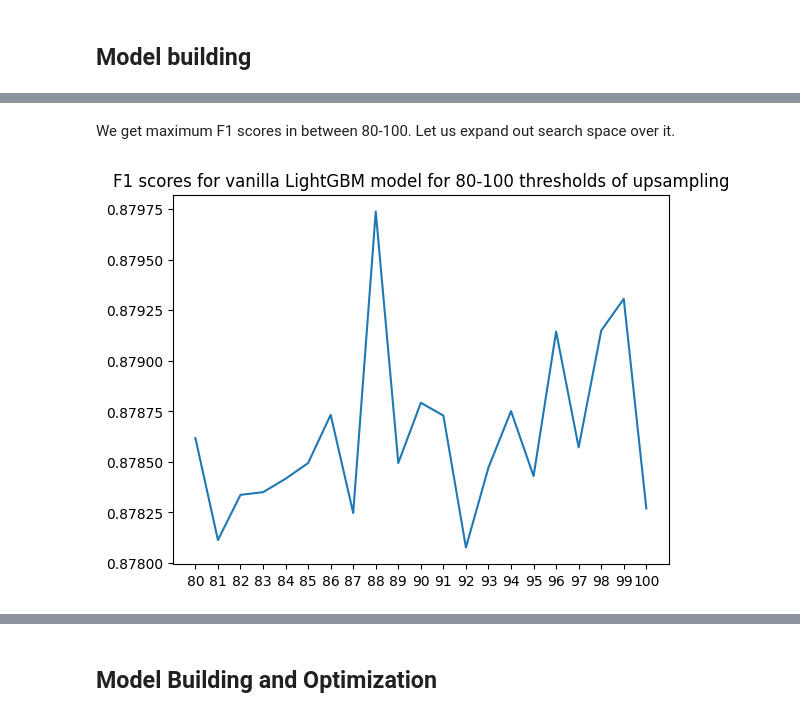
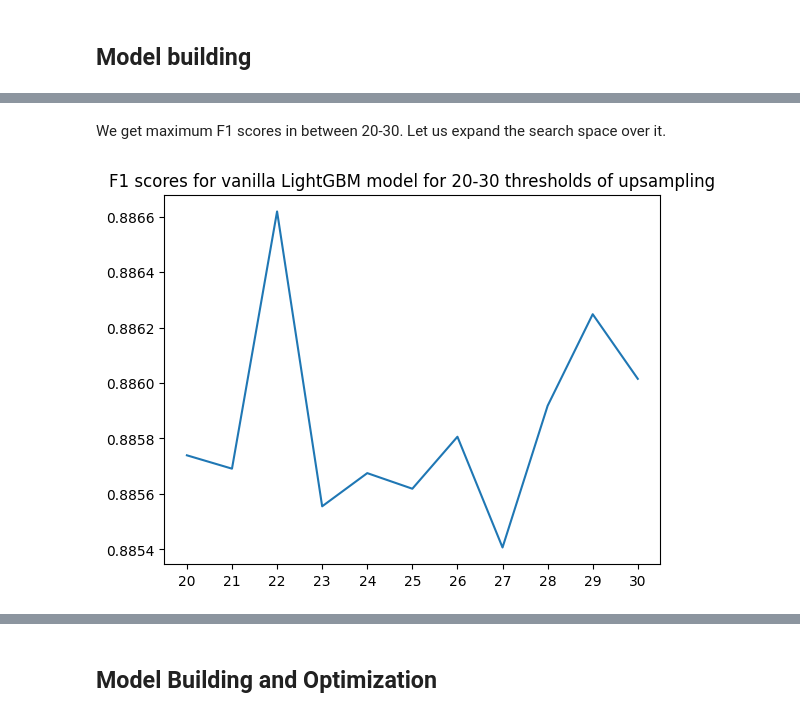
Before and after one commit to S84v/gst-analytics-hackathon, a Jupyter notebook: main.ipynb, the cells around one changed output, grey strips where cells are left out. Saved outputs shown, nothing was run; the diff lists cells and outputs as text; code cells hidden in the pictures.

```diff
--- a/main.ipynb
+++ b/main.ipynb
@@ -909,3 +825,23 @@ for num in np.linspace(1, 100, 11, dtype = int):
+# %%
+f1_XGB = []
+smote_neighbors_XGB = []
+
+x_train_imp = imputer_xgb.fit_transform(x_train)
+x_val_imp = imputer_xgb.transform(x_val)
+
+for num in np.linspace(1, 100, 11, dtype = int):
+
+    smote.set_params(k_neighbors = num)
+
+    x_train_upsampled, y_train_upsampled = smote.fit_resample(x_train_imp, y_train_ravel)
+
+    model_XGB.fit(x_train_upsampled, y_train_upsampled)
+    model_XGB_upsample_pred = model_XGB.predict(x_val_imp)
+
+    XGB_upsample_f1 = metrics.f1_score(y_val_ravel, model_XGB_upsample_pred)
+
+    f1_XGB.append(XGB_upsample_f1)
+    smote_neighbors_XGB.append(num)
 # %%
 ax = sns.lineplot(x = smote_neighbors_XGB, y = f1_XGB)
 ax.set_xticks(np.linspace(1, 100, 11, dtype = int))
@@ -920,13 +856,13 @@ We get maximum F1 scores in between 70-90. Let us expand out search space over i
 f1_XGB = []
 smote_neighbors_XGB = []
 
-for num in range(70, 91):
+for num in range(70, 81):
     smote.set_params(k_neighbors = num)
 
-    x_train_upsampled, y_train_upsampled = smote.fit_resample(x_train_scaled, y_train_ravel)
+    x_train_upsampled, y_train_upsampled = smote.fit_resample(x_train_imp, y_train_ravel)
 
     model_XGB.fit(x_train_upsampled, y_train_upsampled)
-    model_XGB_upsample_pred = model_XGB.predict(x_val_scaled)
+    model_XGB_upsample_pred = model_XGB.predict(x_val_imp)
 
     XGB_upsample_f1 = metrics.f1_score(y_val_ravel, model_XGB_upsample_pred)
 
@@ -956,10 +892,10 @@ smote_neighbors_LGBM = []
 for num in np.linspace(1, 100, 11, dtype = int):
     smote.set_params(k_neighbors = num)
 
-    x_train_upsampled, y_train_upsampled = smote.fit_resample(x_train_scaled, y_train_ravel)
+    x_train_upsampled, y_train_upsampled = smote.fit_resample(x_train_imp, y_train_ravel)
 
     model_LGBM.fit(x_train_upsampled, y_train_upsampled)
-    model_LGBM_upsample_pred = model_LGBM.predict(x_val_scaled)
+    model_LGBM_upsample_pred = model_LGBM.predict(x_val_imp)
 
     LGBM_upsample_f1 = metrics.f1_score(y_val_ravel, model_LGBM_upsample_pred)
 
@@ -976,16 +912,16 @@ plt.show()
 # %% [markdown]
-We get maximum F1 scores in between 80-100. Let us expand out search space over it.
+We get maximum F1 scores in between 20-30. Let us expand the search space over it.
 # %%
 f1_LGBM = []
 smote_neighbors_LGBM = []
 
-for num in range(80, 101):
+for num in range(20, 31):
     smote.set_params(k_neighbors = num)
 
-    x_train_upsampled, y_train_upsampled = smote.fit_resample(x_train_scaled, y_train_ravel)
+    x_train_upsampled, y_train_upsampled = smote.fit_resample(x_train_imp, y_train_ravel)
 
     model_LGBM.fit(x_train_upsampled, y_train_upsampled)
-    model_LGBM_upsample_pred = model_LGBM.predict(x_val_scaled)
+    model_LGBM_upsample_pred = model_LGBM.predict(x_val_imp)
 
     LGBM_upsample_f1 = metrics.f1_score(y_val_ravel, model_LGBM_upsample_pred)
 
@@ -993,12 +929,12 @@ for num in range(80, 101):
     smote_neighbors_LGBM.append(num)
 # %%
 ax = sns.lineplot(x = smote_neighbors_LGBM, y = f1_LGBM)
-ax.set_xticks(range(80, 101))
-ax.set_title('F1 scores for vanilla LightGBM model for 80-100 thresholds of upsampling')
+ax.set_xticks(range(20, 31))
+ax.set_title('F1 scores for vanilla LightGBM model for 20-30 thresholds of upsampling')
 
 plt.show()
 # %% [output]
-[figure, old version]
+[figure, new version]
 # %%
 max_score = max(sorted(zip(f1_LGBM, smote_neighbors_LGBM)))
 max_score
```
Also changed, not shown: parts of 74 cells of this notebook.
